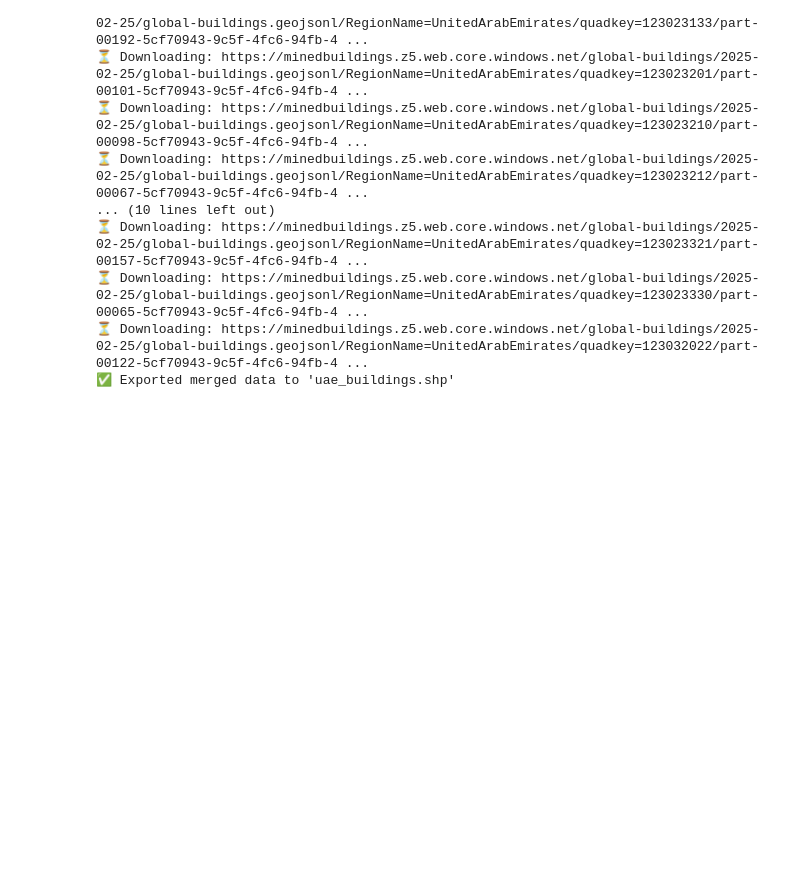
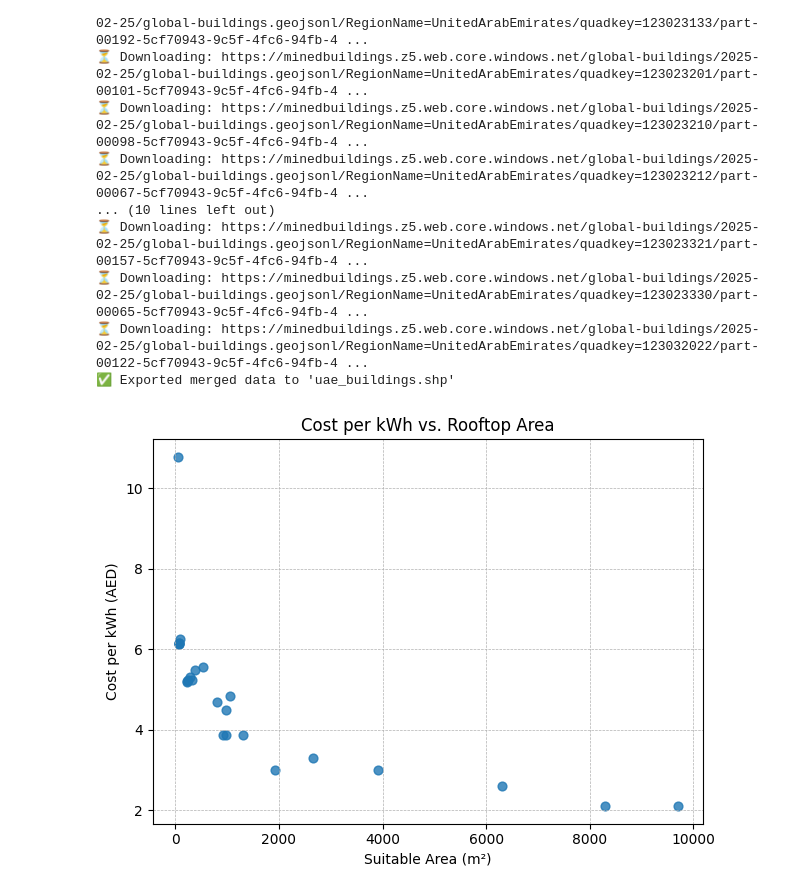
Before and after one commit to ClaudiaTurner/GEOG5160M-Dissertation, a Jupyter notebook: Dissertation_data.ipynb, the cells around one changed output. Cells and saved outputs as stored; diff of their text form; code cells hidden in the pictures; blank space fills up the shorter version.

```diff
--- a/Dissertation_data.ipynb
+++ b/Dissertation_data.ipynb
@@ -464,3 +464,40 @@ print("✅ Exported merged data to 'uae_buildings.shp'")
 ✅ Exported merged data to 'uae_buildings.shp'
 # %%
 gdf.to_file("uae_buildings.shp")
+# %%
+import pandas as pd
+import matplotlib.pyplot as plt
+
+# ------------------------------------------------------------------
+# 1. Download CSV – just add ?raw=true to a "blob" link
+# ------------------------------------------------------------------
+url = (
+    "https://github.com/ClaudiaTurner/GEOG5160M-Dissertation/"
+    "blob/main/Data/Draft_csv.csv?raw=true"
+)
+
+df = pd.read_csv(url, encoding="cp1252")   # cp1252 ≈ latin-1
+
+# ------------------------------------------------------------------
+# 2. Keep only the two columns we need and drop any NaNs
+# ------------------------------------------------------------------
+cols = ["Suitable Area m²", "Cost (AED) / kWh"]
+df_clean = df[cols].dropna()
+
+# ------------------------------------------------------------------
+# 3. Plot Suitable Area vs Cost per kWh
+# ------------------------------------------------------------------
+plt.figure()
+plt.scatter(
+    df_clean["Suitable Area m²"],
+    df_clean["Cost (AED) / kWh"],
+    s=40, alpha=0.8
+)
+plt.xlabel("Suitable Area (m²)")
+plt.ylabel("Cost per kWh (AED)")
+plt.title("Cost per kWh vs. Rooftop Area")
+plt.grid(True, linestyle="--", linewidth=0.5)
+plt.tight_layout()
+plt.show()
+# %% [output]
+[figure, added]
```
Also changed, not shown: parts of 5 cells of this notebook.
